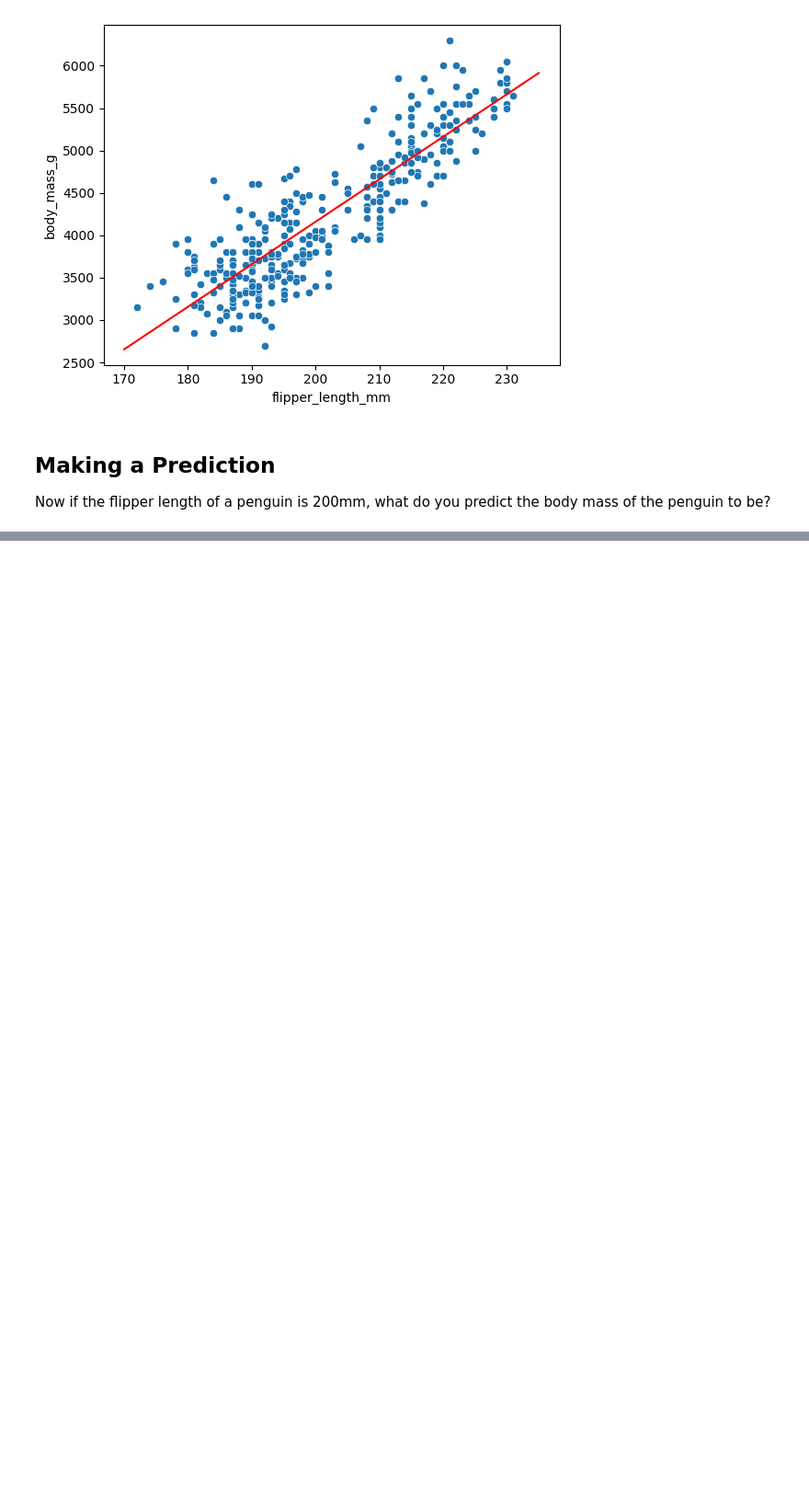
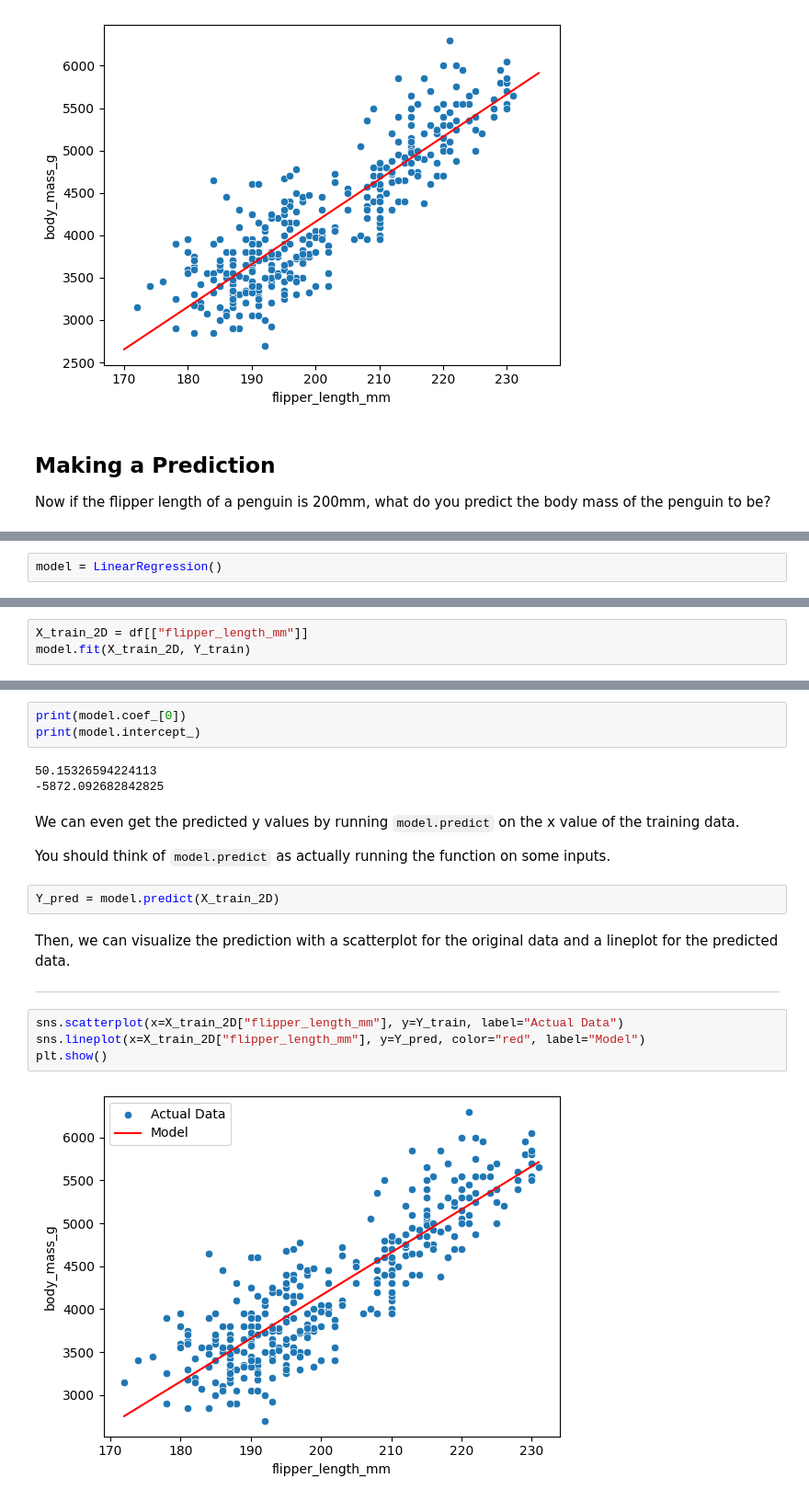
Before and after one commit to dymiyata/intro-to-ml-and-ai-2025-2026, a Jupyter notebook: intro_to_linear_regression.ipynb, the cells around one changed output, grey strips where cells are left out. Shown: that part at 92% size. Drawn from its saved outputs; the diff is of its cells as text; blank space fills up the shorter version.

```diff
--- a/intro_to_linear_regression.ipynb
+++ b/intro_to_linear_regression.ipynb
@@ -159,0 +181,2 @@ We predict its body mass to be about -4158.57 grams
+# %%
+model = LinearRegression()
@@ -159,0 +191,3 @@ We predict its body mass to be about -4158.57 grams
+# %%
+X_train_2D = df[["flipper_length_mm"]]
+model.fit(X_train_2D, Y_train)
@@ -159,0 +206,22 @@ We predict its body mass to be about -4158.57 grams
+# %%
+print(model.coef_[0])
+print(model.intercept_)
+# %% [output]
+50.15326594224113
+-5872.092682842825
+# %% [markdown]
+We can even get the predicted y values by running `model.predict` on the x value of the training data.
+
+You should think of `model.predict` as actually running the function on some inputs.
+# %%
+Y_pred = model.predict(X_train_2D)
+# %% [markdown]
+Then, we can visualize the prediction with a scatterplot for the original data and a lineplot for the predicted data.
+
+---
+# %%
+sns.scatterplot(x=X_train_2D["flipper_length_mm"], y=Y_train, label="Actual Data")
+sns.lineplot(x=X_train_2D["flipper_length_mm"], y=Y_pred, color="red", label="Model")
+plt.show()
+# %% [output]
+[figure, added]
```
Also changed, not shown: parts of 23 cells of this notebook.
